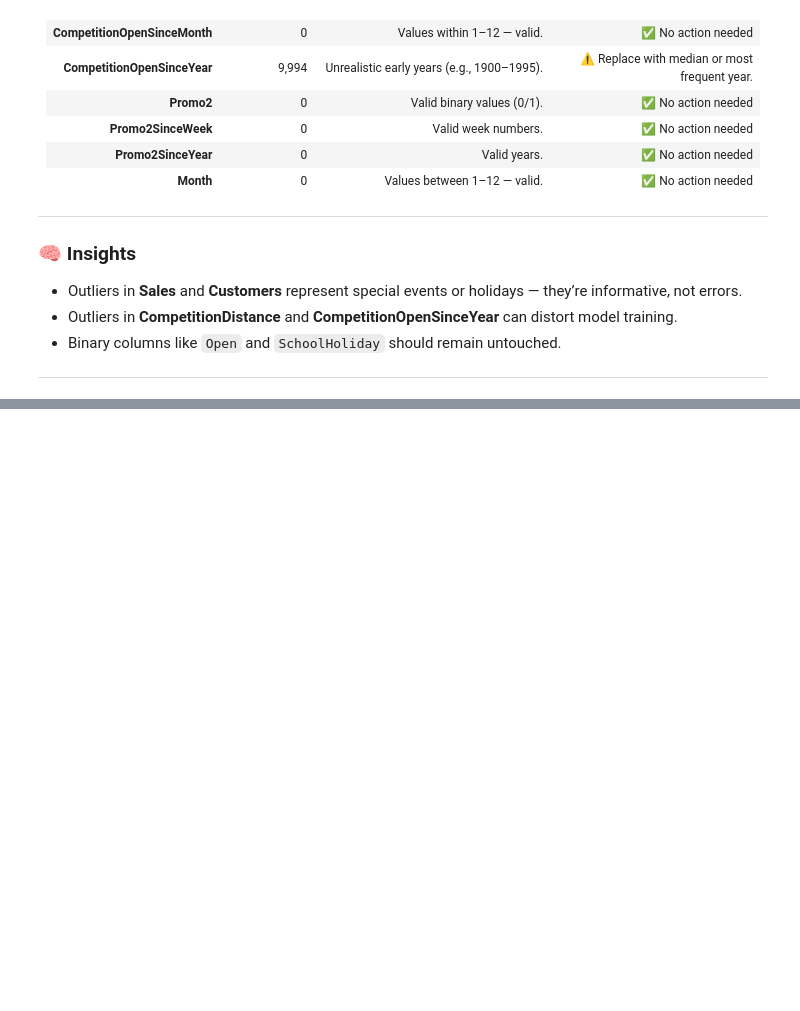
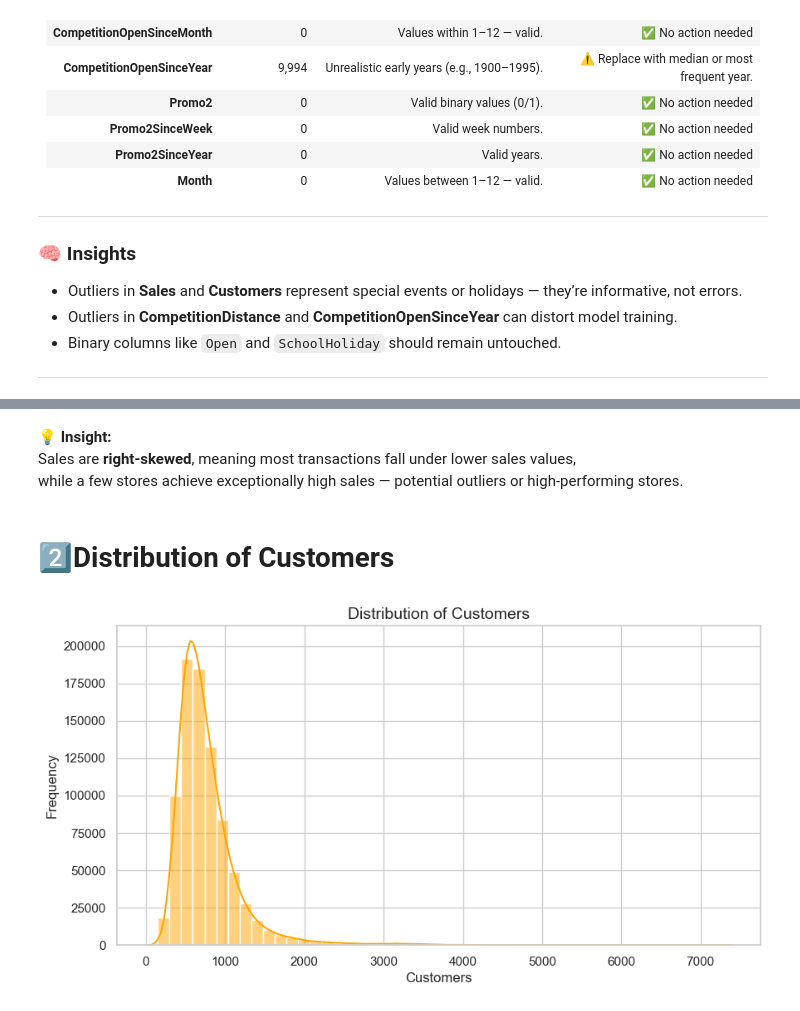
Before and after one commit to yo-salah1/DEPI-Project, a Jupyter notebook: Notebooks/DEBI Sales Prediction & Analysis Project.ipynb, the cells around one changed output, grey strips where cells are left out. Saved outputs shown, nothing was run; the diff lists cells and outputs as text; code cells hidden in the pictures; blank space fills up the shorter version.

```diff
--- a/Notebooks/DEBI Sales Prediction & Analysis Project.ipynb
+++ b/Notebooks/DEBI Sales Prediction & Analysis Project.ipynb
@@ -774,9 +780,15 @@ import os
+# %% [markdown]
+💡 **Insight:**
+Sales are **right-skewed**, meaning most transactions fall under lower sales values,
+while a few stores achieve exceptionally high sales — potential outliers or high-performing stores.
+# %% [markdown]
+# 2️⃣Distribution of Customers
 # %%
-def train_model(x_train, y_train):
-    trained_models = {}
-    for name, model in REGRESSION_MODELS.items():
-        print(f"Training {name}")
-        trained_models[name] = model.fit(x_train, y_train)
-
-    print("Model has been trained")
-    return trained_models
+plt.figure(figsize=(10,5))
+sns.histplot(df['Customers'], bins=50, kde=True, color='orange')
+plt.title('Distribution of Customers', fontsize=14)
+plt.xlabel('Customers')
+plt.ylabel('Frequency')
+plt.show()
+# %% [output]
+[figure, added]
```
Also changed, not shown: parts of 148 cells of this notebook, 1 other file.
